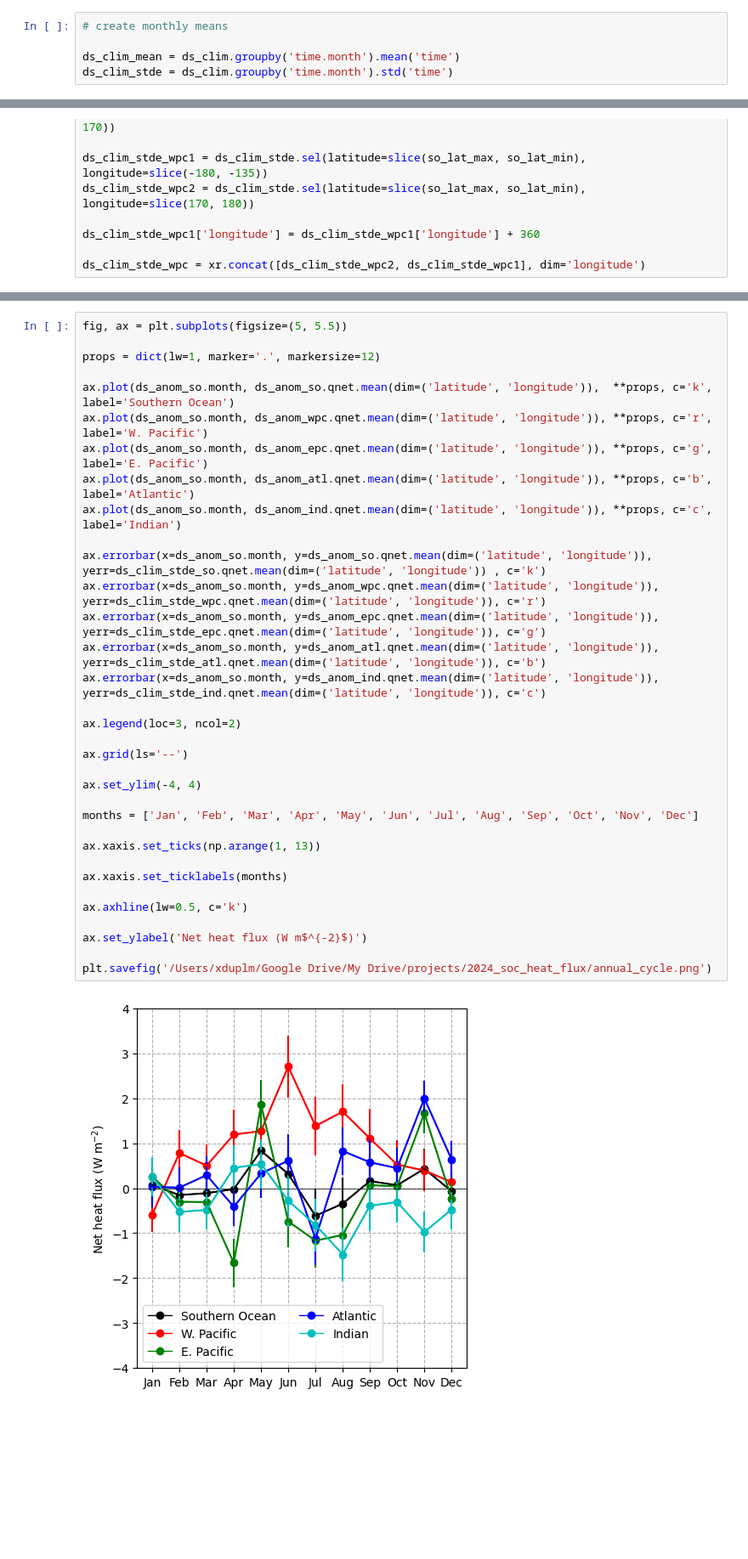
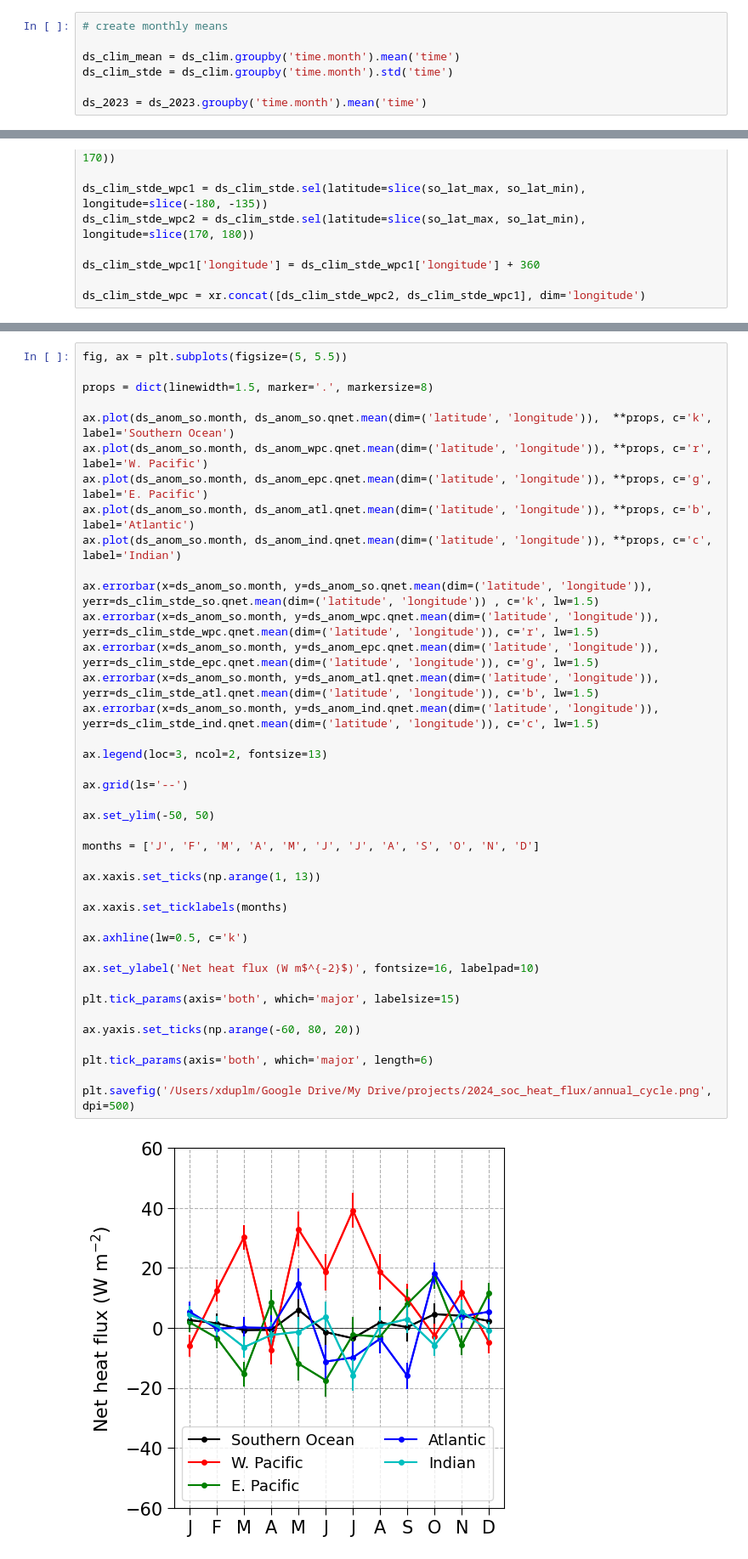
Before and after one commit to marcelduplessis/soc-heat-fluxes-2024, a Jupyter notebook: code/maps.ipynb, the cells around one changed output, grey strips where cells are left out. Shown at 85% size. Drawn from its saved outputs; the diff is of its cells as text; blank space fills up the shorter version.

```diff
--- a/code/maps.ipynb
+++ b/code/maps.ipynb
@@ -57,6 +68,8 @@ ds_2023 = ds_2023.sel(latitude=slice(-30, -90))
 
 ds_clim_mean = ds_clim.groupby('time.month').mean('time')
 ds_clim_stde = ds_clim.groupby('time.month').std('time')
+
+ds_2023 = ds_2023.groupby('time.month').mean('time')
 # %%
 # calculate the standard error by diving the standard deviation by the sqrt of the number of years
 
@@ -273,36 +294,42 @@ ds_clim_stde_wpc.qnet.isel(month=0).plot()
 # %%
 fig, ax = plt.subplots(figsize=(5, 5.5))
 
-props = dict(lw=1, marker='.', markersize=12)
+props = dict(linewidth=1.5, marker='.', markersize=8)
 
 ax.plot(ds_anom_so.month, ds_anom_so.qnet.mean(dim=('latitude', 'longitude')),  **props, c='k', label='Southern Ocean')
 ax.plot(ds_anom_so.month, ds_anom_wpc.qnet.mean(dim=('latitude', 'longitude')), **props, c='r', label='W. Pacific')
 ax.plot(ds_anom_so.month, ds_anom_epc.qnet.mean(dim=('latitude', 'longitude')), **props, c='g', label='E. Pacific')
 ax.plot(ds_anom_so.month, ds_anom_atl.qnet.mean(dim=('latitude', 'longitude')), **props, c='b', label='Atlantic')
 ax.plot(ds_anom_so.month, ds_anom_ind.qnet.mean(dim=('latitude', 'longitude')), **props, c='c', label='Indian')
 
-ax.errorbar(x=ds_anom_so.month, y=ds_anom_so.qnet.mean(dim=('latitude', 'longitude')),  yerr=ds_clim_stde_so.qnet.mean(dim=('latitude', 'longitude')) , c='k')
-ax.errorbar(x=ds_anom_so.month, y=ds_anom_wpc.qnet.mean(dim=('latitude', 'longitude')), yerr=ds_clim_stde_wpc.qnet.mean(dim=('latitude', 'longitude')), c='r')
-ax.errorbar(x=ds_anom_so.month, y=ds_anom_epc.qnet.mean(dim=('latitude', 'longitude')), yerr=ds_clim_stde_epc.qnet.mean(dim=('latitude', 'longitude')), c='g')
-ax.errorbar(x=ds_anom_so.month, y=ds_anom_atl.qnet.mean(dim=('latitude', 'longitude')), yerr=ds_clim_stde_atl.qnet.mean(dim=('latitude', 'longitude')), c='b')
-ax.errorbar(x=ds_anom_so.month, y=ds_anom_ind.qnet.mean(dim=('latitude', 'longitude')), yerr=ds_clim_stde_ind.qnet.mean(dim=('latitude', 'longitude')), c='c')
+ax.errorbar(x=ds_anom_so.month, y=ds_anom_so.qnet.mean(dim=('latitude', 'longitude')),  yerr=ds_clim_stde_so.qnet.mean(dim=('latitude', 'longitude')) , c='k', lw=1.5)
+ax.errorbar(x=ds_anom_so.month, y=ds_anom_wpc.qnet.mean(dim=('latitude', 'longitude')), yerr=ds_clim_stde_wpc.qnet.mean(dim=('latitude', 'longitude')), c='r', lw=1.5)
+ax.errorbar(x=ds_anom_so.month, y=ds_anom_epc.qnet.mean(dim=('latitude', 'longitude')), yerr=ds_clim_stde_epc.qnet.mean(dim=('latitude', 'longitude')), c='g', lw=1.5)
+ax.errorbar(x=ds_anom_so.month, y=ds_anom_atl.qnet.mean(dim=('latitude', 'longitude')), yerr=ds_clim_stde_atl.qnet.mean(dim=('latitude', 'longitude')), c='b', lw=1.5)
+ax.errorbar(x=ds_anom_so.month, y=ds_anom_ind.qnet.mean(dim=('latitude', 'longitude')), yerr=ds_clim_stde_ind.qnet.mean(dim=('latitude', 'longitude')), c='c', lw=1.5)
 
-ax.legend(loc=3, ncol=2)
+ax.legend(loc=3, ncol=2, fontsize=13)
 
 ax.grid(ls='--')
 
-ax.set_ylim(-4, 4)
+ax.set_ylim(-50, 50)
 
-months = ['Jan', 'Feb', 'Mar', 'Apr', 'May', 'Jun', 'Jul', 'Aug', 'Sep', 'Oct', 'Nov', 'Dec']
+months = ['J', 'F', 'M', 'A', 'M', 'J', 'J', 'A', 'S', 'O', 'N', 'D']
 
 ax.xaxis.set_ticks(np.arange(1, 13))
 
 ax.xaxis.set_ticklabels(months)
 
 ax.axhline(lw=0.5, c='k')
 
-ax.set_ylabel('Net heat flux (W m$^{-2}$)')
+ax.set_ylabel('Net heat flux (W m$^{-2}$)', fontsize=16, labelpad=10)
 
-plt.savefig('/Users/xduplm/Google Drive/My Drive/projects/2024_soc_heat_flux/annual_cycle.png')
+plt.tick_params(axis='both', which='major', labelsize=15)
+
+ax.yaxis.set_ticks(np.arange(-60, 80, 20))
+
+plt.tick_params(axis='both', which='major', length=6)
+
+plt.savefig('/Users/xduplm/Google Drive/My Drive/projects/2024_soc_heat_flux/annual_cycle.png', dpi=500)
 # %% [output]
-[figure, old version]
+[figure, new version]
```
Also changed, not shown: parts of 67 cells of this notebook, 8 other files.
